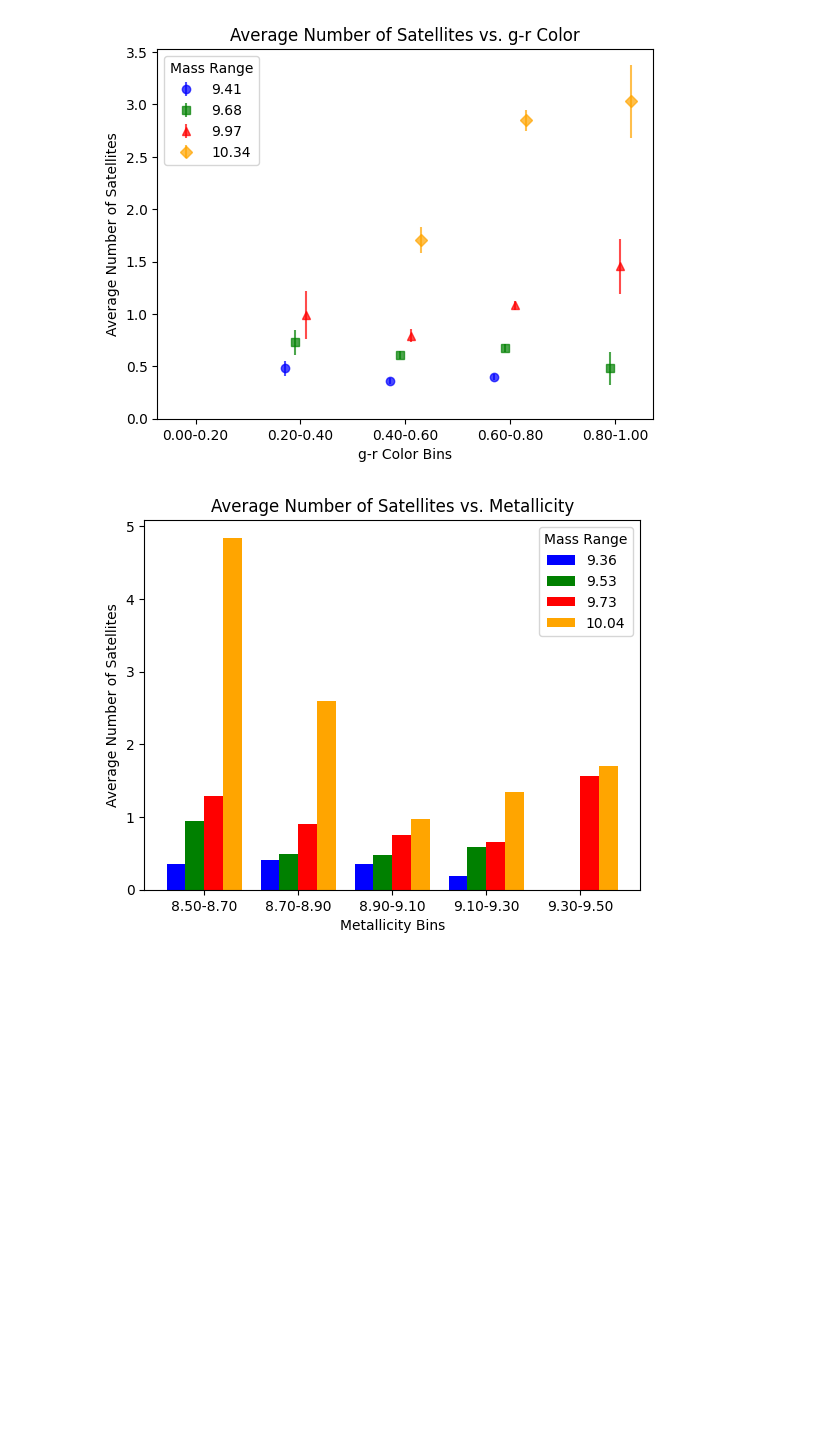
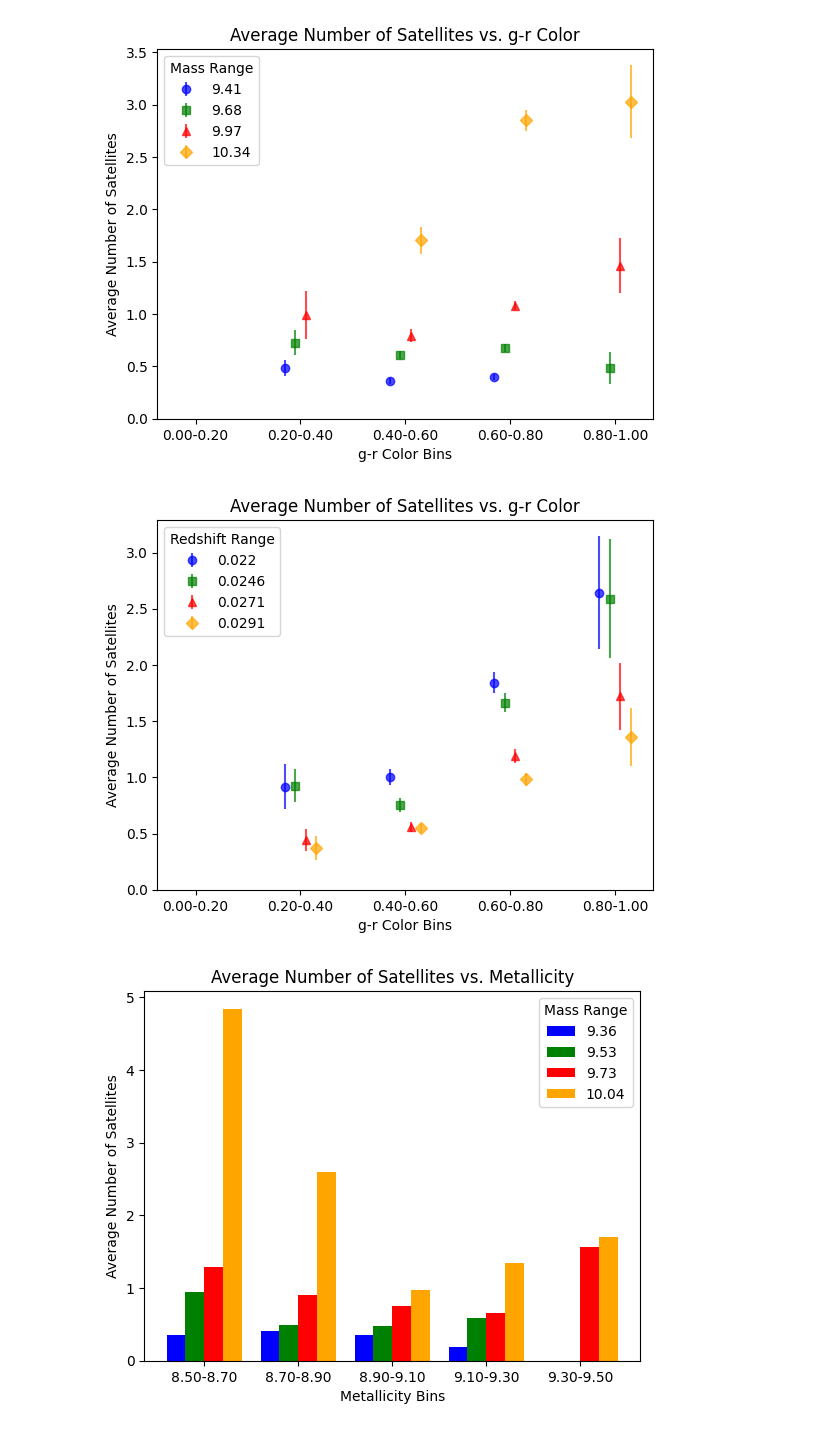
Before and after one commit to harishk30/DwarfGalaxyAnalysis, a Jupyter notebook: SAGAxCM.ipynb, the cells around one changed output. Cells and saved outputs as stored; diff of their text form; code cells hidden in the pictures; blank space fills up the shorter version.

Commit message:
Looked at redshift intervals.

```diff
--- a/SAGAxCM.ipynb
+++ b/SAGAxCM.ipynb
@@ -691,12 +691,14 @@ hosts['n_sats_corr'] = n_sats_corr
 g_r_colors = np.array(list(hosts['g-r']))
 satellites = np.array(list(hosts['n_sats_corr']))
 masses = np.array(list(hosts['mass_NSA']))
+redshifts = np.array(list(hosts['z_NSA']))
 indices = np.array([i for i in range(0, len(hosts))])
 mask = (g_r_colors >= 0) & (g_r_colors <= 1)
 filtered_satellites = satellites[mask]
 filtered_g_r_colors = g_r_colors[mask]
 filtered_masses = masses[mask]
 filtered_indices = indices[mask]
+filtered_redshifts = redshifts[mask]
 # %%
 bins = np.linspace(0, 1, 6)
 digitized = np.digitize(filtered_g_r_colors, bins)
@@ -790,6 +792,59 @@ ax.set_xticklabels(bin_labels)
 plt.show()
 # %% [output]
 [figure]
+# %%
+quartiles = np.percentile(filtered_redshifts, [0, 25, 50, 75, 100])
+redshift_ranges = [(quartiles[i], quartiles[i+1]) for i in range(len(quartiles)-1)]
+redshift_labels = [str(round(np.median(filtered_redshifts[(filtered_redshifts >= redshift_range[0]) & (filtered_redshifts < redshift_range[1])]), 4)) for redshift_range in redshift_ranges]
+colors = ['blue', 'green', 'red', 'orange']
+# %%
+fig, ax = plt.subplots()
+
+bar_width = 0.03
+offset = -1.5 * bar_width
+i = 0
+markers = ['o', 's', '^', 'D']
+for idx, (redshift_range, color, marker, label) in enumerate(zip(redshift_ranges, colors, markers, redshift_labels)):
+    x = redshift_range[0]
+    if(i == 0):
+      x = -np.inf
+      i += 1
+    redshift_mask = (filtered_redshifts >= x) & (filtered_redshifts < redshift_range[1])
+    filtered_satellites_redshift = filtered_satellites[redshift_mask]
+    filtered_g_r_colors_redshift = filtered_g_r_colors[redshift_mask]
+
+    digitized_mass = np.digitize(filtered_g_r_colors_redshift, bins)
+
+    avg_satellites_redshift = []
+    std_satellites_redshift = []
+    for i in range(1, len(bins)):
+        bin_values = filtered_satellites_redshift[digitized_mass == i]
+        if len(bin_values) > 30:
+            mean, std_error = calculate_bootstrap_statistics(bin_values)
+            avg_satellites_redshift.append(mean)
+            std_satellites_redshift.append(std_error)
+        else:
+            avg_satellites_redshift.append(np.nan)
+            std_satellites_redshift.append(np.nan)
+
+    bin_centers = (bins[:-1] + bins[1:]) / 2
+    bin_centers_offset = bin_centers + (idx - 1.5) * 0.02
+
+    ax.errorbar(bin_centers_offset, avg_satellites_redshift, yerr=std_satellites_redshift, fmt=marker, color=color, label=label, markersize=6, alpha=0.7)
+
+ax.set_xlabel('g-r Color Bins')
+ax.set_ylabel('Average Number of Satellites')
+ax.set_title('Average Number of Satellites vs. g-r Color')
+ax.legend(title='Redshift Range')
+ax.set_ylim(bottom = 0)
+
+bin_labels = [f'{bins[i]:.2f}-{bins[i+1]:.2f}' for i in range(len(bins)-1)]
+ax.set_xticks(bin_centers)
+ax.set_xticklabels(bin_labels)
+
+plt.show()
+# %% [output]
+[figure, added]
 # %%
 metallicity = np.array(list(hosts_comb['Metalicity']))
 mask = (metallicity >= 8.5) & (metallicity <= 9.5)
```
Also changed, not shown: parts of 14 cells of this notebook.
